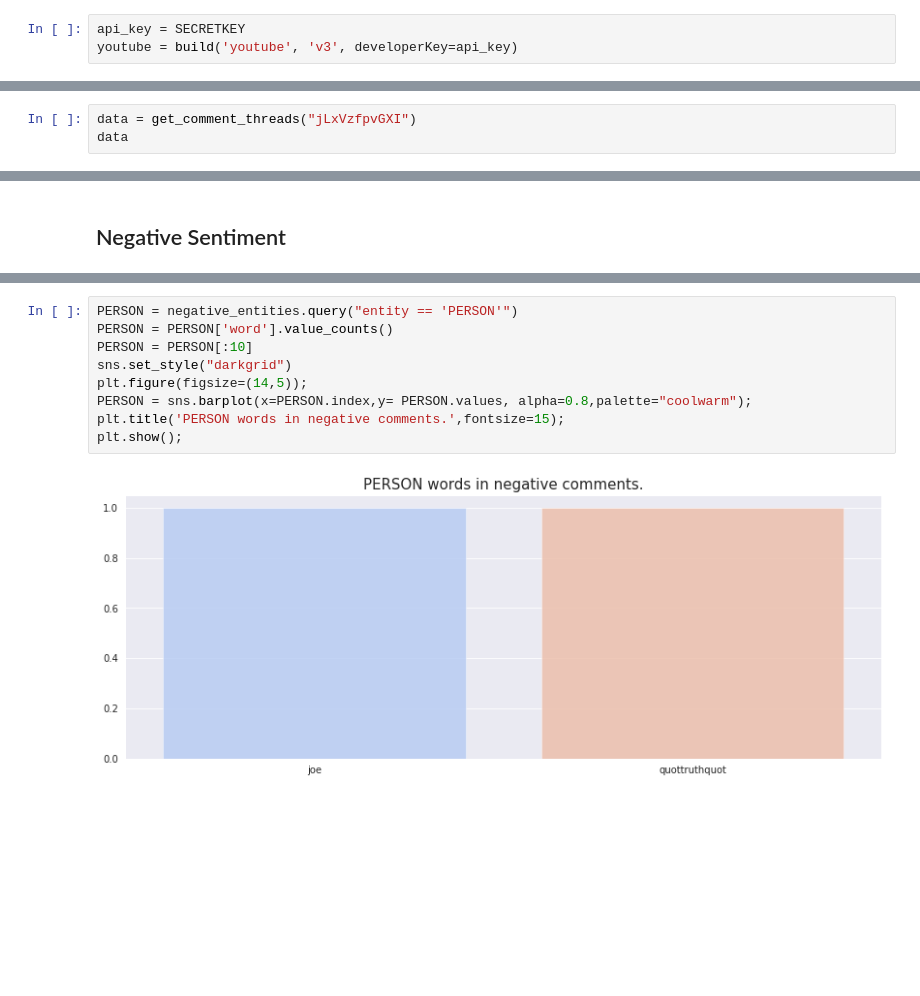
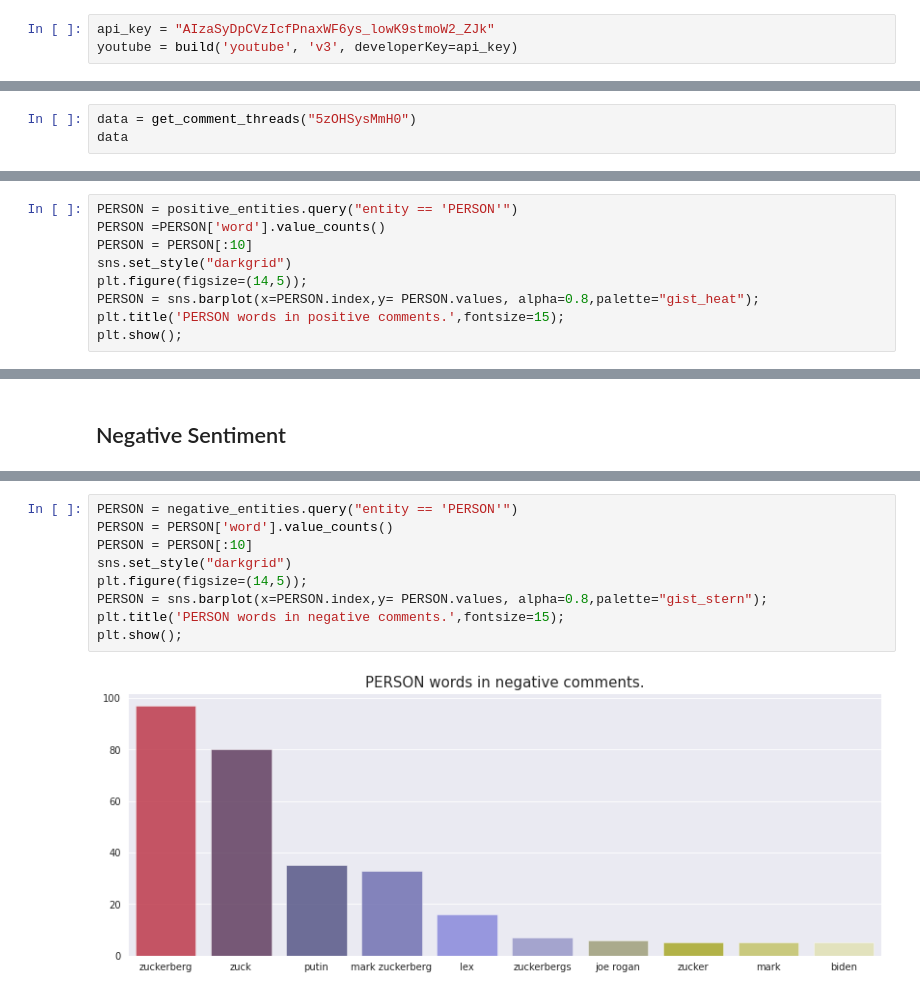
Before and after one commit to NigelClinton/Youtube_API_With_NLP, a Jupyter notebook: Youtube_Comment_Scraper.ipynb, the cells around one changed output, grey strips where cells are left out. Saved outputs shown, nothing was run; the diff lists cells and outputs as text; blank space fills up the shorter version.

```diff
--- a/Youtube_Comment_Scraper.ipynb
+++ b/Youtube_Comment_Scraper.ipynb
@@ -60,7 +62,7 @@ plt.style.use('ggplot')
 # %% [markdown]
 # Youtube API
 # %%
-api_key = SECRETKEY
+api_key = "AIzaSyDpCVzIcfPnaxWF6ys_lowK9stmoW2_ZJk"
 youtube = build('youtube', 'v3', developerKey=api_key)
 # %%
 def find_channel_upload_id(youtube_user_name: str) -> str:
@@ -235,7 +255,7 @@ def get_comment_threads(video_id: str) -> pd.DataFrame:
 
   return df.sort_values(by="comment_replies", ascending=False)
 # %%
-data = get_comment_threads("jLxVzfpvGXI")
+data = get_comment_threads("5zOHSysMmH0")
 data
 # %% [output]
 |  | comment_id | comment_text | comment_replies | comment_length |
@@ -600,0 +621,9 @@ plt.show();
+# %%
+PERSON = positive_entities.query("entity == 'PERSON'")
+PERSON =PERSON['word'].value_counts()
+PERSON = PERSON[:10]
+sns.set_style("darkgrid")
+plt.figure(figsize=(14,5));
+PERSON = sns.barplot(x=PERSON.index,y= PERSON.values, alpha=0.8,palette="gist_heat");
+plt.title('PERSON words in positive comments.',fontsize=15);
+plt.show();
@@ -637,11 +668,11 @@ plt.show();
 # %%
 PERSON = negative_entities.query("entity == 'PERSON'")
 PERSON = PERSON['word'].value_counts()
 PERSON = PERSON[:10]
 sns.set_style("darkgrid")
 plt.figure(figsize=(14,5));
-PERSON = sns.barplot(x=PERSON.index,y= PERSON.values, alpha=0.8,palette="coolwarm");
+PERSON = sns.barplot(x=PERSON.index,y= PERSON.values, alpha=0.8,palette="gist_stern");
 plt.title('PERSON words in negative comments.',fontsize=15);
 plt.show();
 # %% [output]
-[figure, old version]
+[figure, new version]
```
Also changed, not shown: parts of 20 cells of this notebook.
